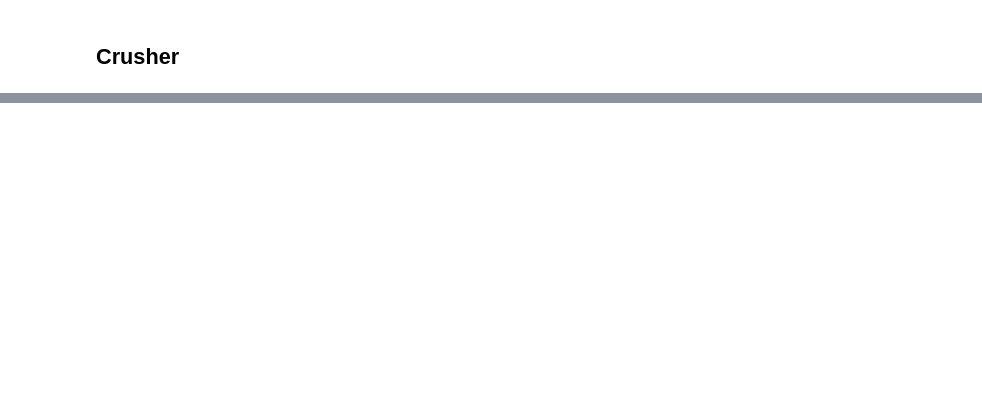
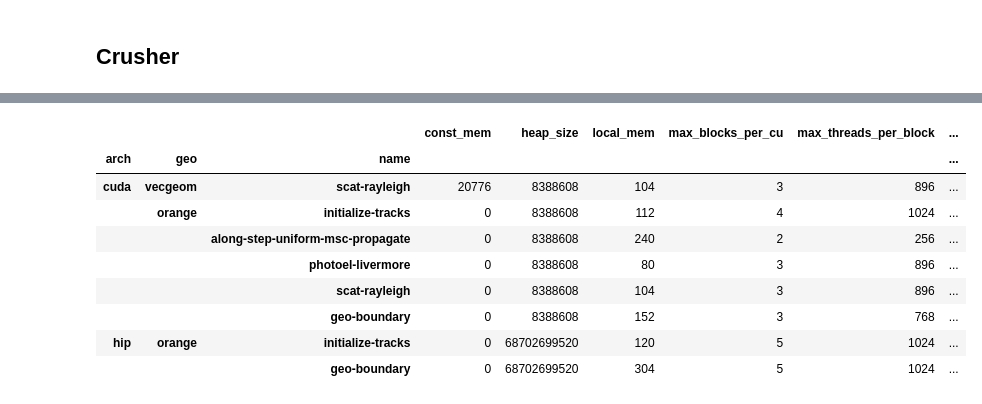
Before and after one commit to celeritas-project/regression, a Jupyter notebook: analysis.ipynb, the cells around one changed output, grey strips where cells are left out. Saved outputs shown, nothing was run; the diff lists cells and outputs as text; code cells hidden in the pictures; blank space fills up the shorter version.

```diff
--- a/analysis.ipynb
+++ b/analysis.ipynb
@@ -536,12 +415,29 @@ def get_occupancy(kernels):
 # %%
-def unzip_kernel_stats(all_ks):
-    result = defaultdict(list)
-    for ks in all_ks:
-        for k, v in ks.items():
-            result[k].append(v)
-
-    return {k: np.array(v) for k, v in result.items()}
+BYTES_PER_REG = 4 # 32-bit registers
 
 def load_kernels(results, problem, geo):
     return results.load_results((problem, geo, 'gpu'), 0)['system']['kernels']
+
+def kernel_stats_dataframe(kernel_stats):
+    values = []
+    index = []
+    for (instance, kernels) in kernel_stats.items():
+        arch, _, geo = instance.partition('/')
+        for (ki, stats) in enumerate(kernels):
+            stats.pop('stack_size', None) # Unavailable with HIP
+            row = list(stats.values())
+            row.append(ki)
+            values.append(row)
+            name = stats['name']
+            if name == "extend-from-secondaries":
+                # Fixup duplicate name
+                name = f"{name}-{ki}"
+            index.append((arch, geo, name))
+    index=pd.MultiIndex.from_tuples(index, names=('arch', 'geo', 'name'))
+    columns = pd.Index(list(stats.keys()) + ['kernel_index'])
+    result = pd.DataFrame(values, index=index, columns=columns)
+    del result['name']
+    del result['print_buffer_size']
+    result['register_mem'] = result['num_regs'] * BYTES_PER_REG
+    return result
 # %%
@@ -571,7 +465,7 @@ def plot_kernel_mem(ax, multimem, colors, labels):
 kernel_stats = {
     'cuda/vecgeom': load_kernels(summit, 'testem3-flat+field+msc', 'vecgeom'),
     'cuda/orange': load_kernels(summit, 'testem3-flat+field+msc', 'orange'),
-    'hip/orange': load_kernels(crusher, 'testem3-flat+field+msc', 'orange'),
+    'hip/orange': load_kernels(frontier, 'testem3-flat+field+msc', 'orange'),
 }
 pretty_labels = {
     'cuda/vecgeom': 'NVIDIA V100 (VecGeom)',
@@ -610,0 +484,2 @@ unzipped_ks = {k: unzip_kernel_stats(v) for k, v in kernel_stats.items()}
+# %%
+ksdf = kernel_stats_dataframe(kernel_stats)
@@ -668,3 +565,16 @@ plt.tight_layout()
 #fig.savefig('plots/occupancy-vs-spill.png')
 fig.savefig('plots/occupancy-vs-spill.pdf', transparent=True)
 plt.close()
+# %%
+ksdf[ksdf['local_mem'] > 64]
+# %% [output]
+|  |  |  | const_mem | heap_size | local_mem | max_blocks_per_cu | max_threads_per_block | ... |
+| arch | geo | name |  |  |  |  |  | ... |
+| cuda | vecgeom | scat-rayleigh | 20776 | 8388608 | 104 | 3 | 896 | ... |
+|  | orange | initialize-tracks | 0 | 8388608 | 112 | 4 | 1024 | ... |
+|  |  | along-step-uniform-msc-propagate | 0 | 8388608 | 240 | 2 | 256 | ... |
+|  |  | photoel-livermore | 0 | 8388608 | 80 | 3 | 896 | ... |
+|  |  | scat-rayleigh | 0 | 8388608 | 104 | 3 | 896 | ... |
+|  |  | geo-boundary | 0 | 8388608 | 152 | 3 | 768 | ... |
+| hip | orange | initialize-tracks | 0 | 68702699520 | 120 | 5 | 1024 | ... |
+|  |  | geo-boundary | 0 | 68702699520 | 304 | 5 | 1024 | ... |
```
Also changed, not shown: parts of 49 cells of this notebook, 8 other files.
